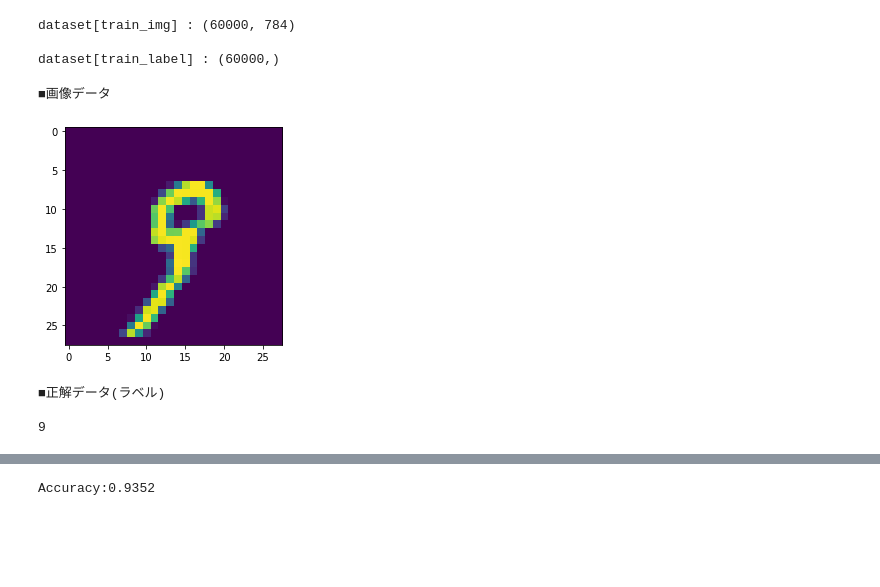
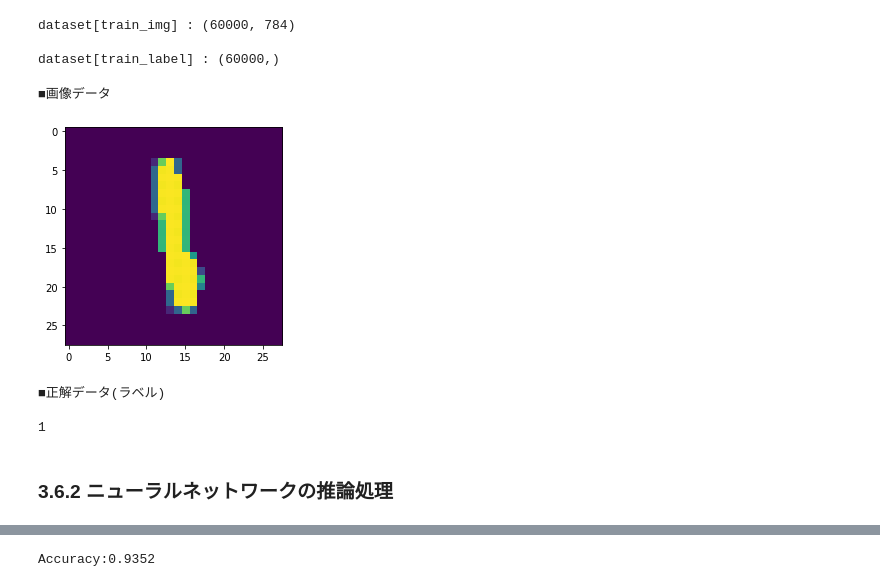
Before and after one commit to Rei-O/DL-from-scratch-in-KV, a Jupyter notebook: deep-learning-from-scratch-master/ch03/presentation/3.5.4-3.7/3.5.4-3.7.ipynb, the cells around one changed output, grey strips where cells are left out. Saved outputs shown, nothing was run; the diff lists cells and outputs as text; code cells hidden in the pictures; blank space fills up the shorter version.

```diff
--- a/deep-learning-from-scratch-master/ch03/presentation/3.5.4-3.7/3.5.4-3.7.ipynb
+++ b/deep-learning-from-scratch-master/ch03/presentation/3.5.4-3.7/3.5.4-3.7.ipynb
@@ -285,20 +285,22 @@ dataset[train_label] : (60000,)
 # %%
 import matplotlib.pyplot as plt
 
 # train画像データ順番
-i=19
+i=200
 
 example = dataset['train_img'][i].reshape((28, 28))
 
 print(f'■画像データ\n')
 plt.imshow(example)
 plt.show()
 
 print(f'■正解データ(ラベル)\n')
 print(f'{dataset["train_label"][i]}\n')
 # %% [output]
 ■画像データ
-[figure, old version]
+[figure, new version]
 ■正解データ(ラベル)
 
-9
+1
+# %% [markdown]
+### 3.6.2 ニューラルネットワークの推論処理
```
Also changed, not shown: parts of 15 cells of this notebook.
